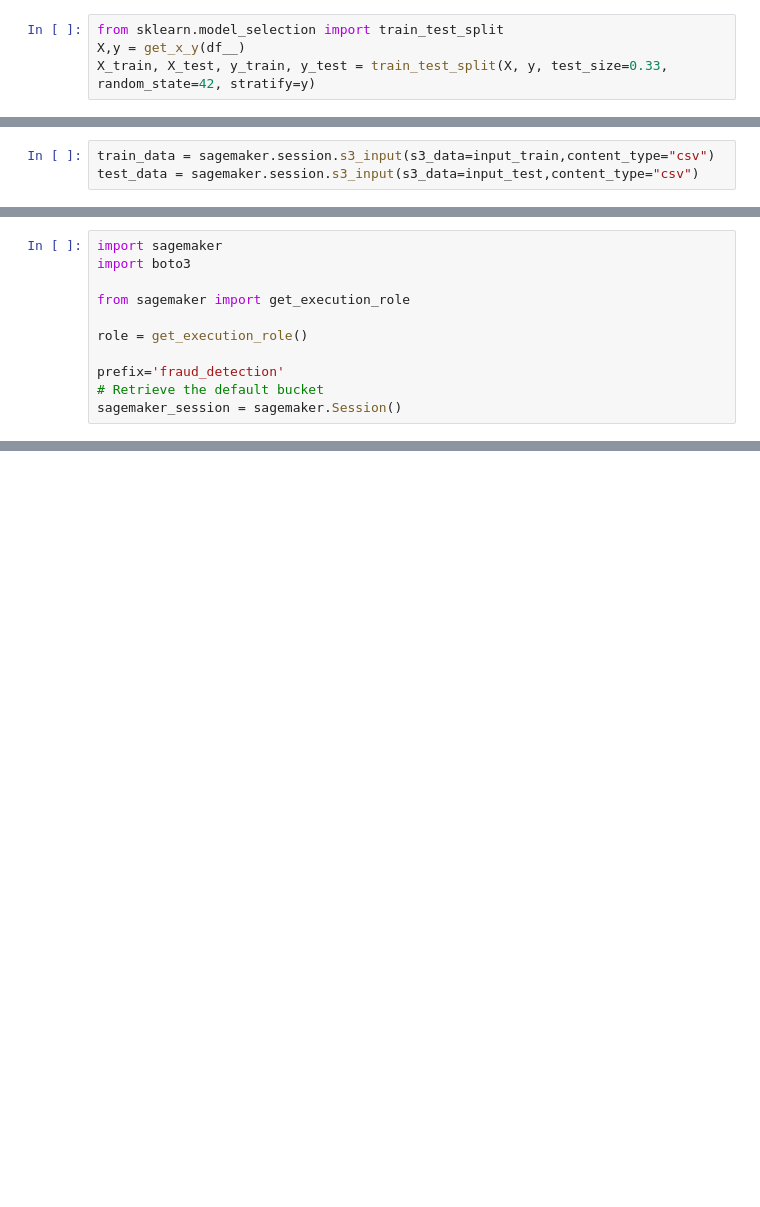
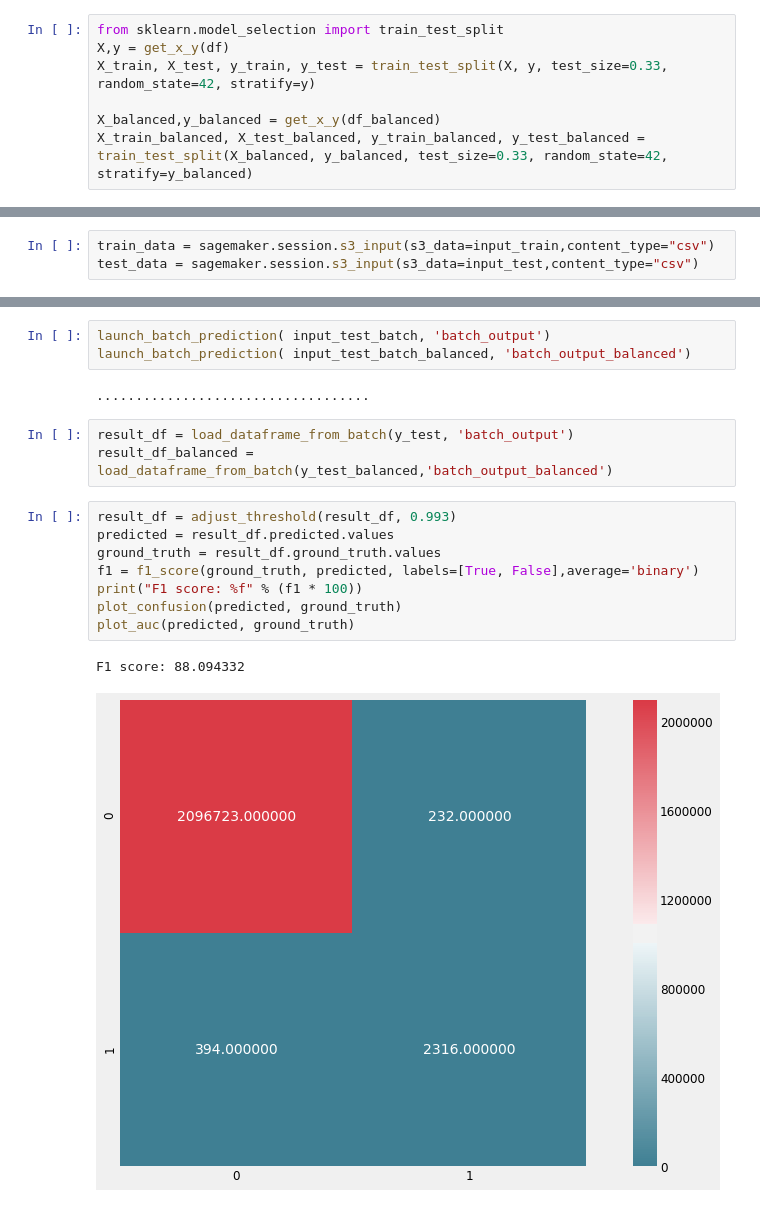
Before and after one commit to samir-souza/laboratory, a Jupyter notebook: 07_FraudDetection/Credit card transaction - Fraud Detection (SageMaker).ipynb, the cells around one changed output, grey strips where cells are left out. Cells and saved outputs as stored; diff of their text form; blank space fills up the shorter version.

```diff
--- a/07_FraudDetection/Credit card transaction - Fraud Detection (SageMaker).ipynb
+++ b/07_FraudDetection/Credit card transaction - Fraud Detection (SageMaker).ipynb
@@ -211,7 +258,10 @@ plot_correlation(df__)
 # %%
 from sklearn.model_selection import train_test_split
-X,y = get_x_y(df__)
+X,y = get_x_y(df)
 X_train, X_test, y_train, y_test = train_test_split(X, y, test_size=0.33, random_state=42, stratify=y)
+
+X_balanced,y_balanced = get_x_y(df_balanced)
+X_train_balanced, X_test_balanced, y_train_balanced, y_test_balanced = train_test_split(X_balanced, y_balanced, test_size=0.33, random_state=42, stratify=y_balanced)
 # %%
 with open('fraud_train.csv', 'w') as csv:
     for x_,y_ in zip(X_train, y_train):
@@ -487,11 +390,0 @@ QuantileTransformer(copy=True, ignore_implicit_zeros=False, n_quantiles=10,
-# %%
-import sagemaker
-import boto3
-
-from sagemaker import get_execution_role
-
-role = get_execution_role()
-
-prefix='fraud_detection'
-# Retrieve the default bucket
-sagemaker_session = sagemaker.Session()
@@ -542,0 +426,19 @@ print('Predicted class: %.14f for [%s]' % (prediction, csv_serializer(X_test[0])
+# %%
+launch_batch_prediction( input_test_batch, 'batch_output')
+launch_batch_prediction( input_test_batch_balanced, 'batch_output_balanced')
+# %% [output]
+...................................
+# %%
+result_df = load_dataframe_from_batch(y_test, 'batch_output')
+result_df_balanced = load_dataframe_from_batch(y_test_balanced,'batch_output_balanced')
+# %%
+result_df = adjust_threshold(result_df, 0.993)
+predicted = result_df.predicted.values
+ground_truth = result_df.ground_truth.values
+f1 = f1_score(ground_truth, predicted, labels=[True, False],average='binary')
+print("F1 score: %f" % (f1 * 100))
+plot_confusion(predicted, ground_truth)
+plot_auc(predicted, ground_truth)
+# %% [output]
+F1 score: 88.094332
+[figure, added]
```
Also changed, not shown: parts of 72 cells of this notebook.
